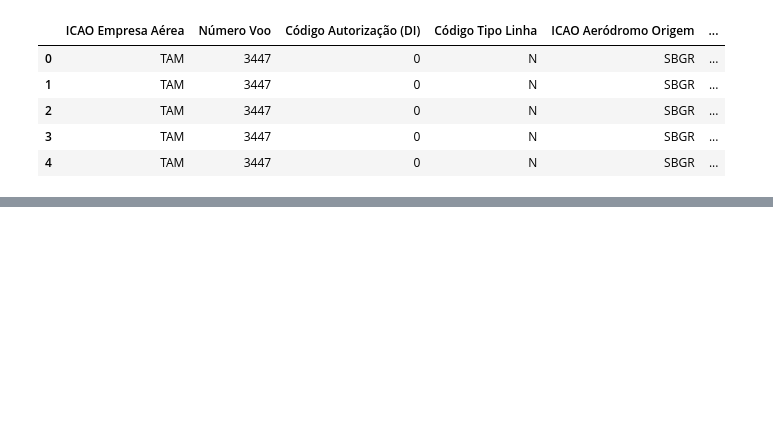
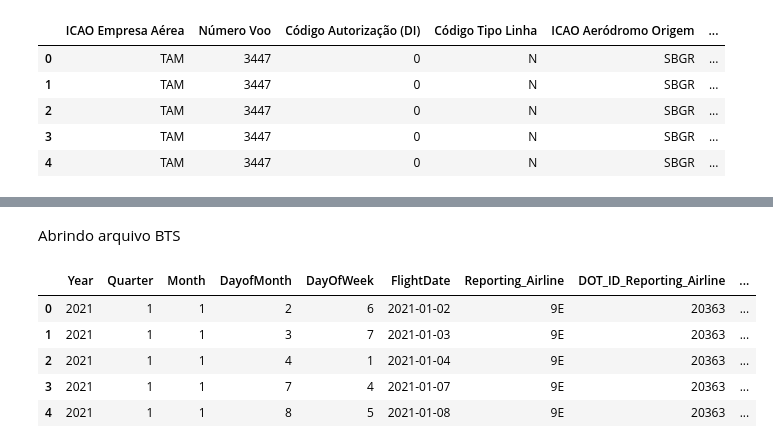
Before and after one commit to JessePMelo/FlightOnTime-Previs-o-de-Atrasos-de-Voos, a Jupyter notebook: cancelamentos_de_voos.ipynb, the cells around one changed output, grey strips where cells are left out. Cells and saved outputs as stored; diff of their text form; code cells hidden in the pictures; blank space fills up the shorter version.

```diff
--- a/cancelamentos_de_voos.ipynb
+++ b/cancelamentos_de_voos.ipynb
@@ -7 +5,5 @@ import pandas as pd
+# %%
+import pandas as pd
+#O BTS tem 109 colunas o pandas por padrão so libera 20, desbloqueado esse padrão
+pd.set_option("display.max_columns", None)
 # %% [markdown]
@@ -15,0 +11,5 @@ Abrindo arquivos
+# %%
+BASE_URL = "https://github.com/JessePMelo/FlightOnTime-Previs-o-de-Atrasos-de-Voos/releases/download/Data_FlightOnTime_v1/"
+
+url_anac = BASE_URL + "anac_vra_2021_01.csv"
+url_bts = BASE_URL + "bts_ontime_2021_01.csv"
@@ -71,0 +53,20 @@ df_voos_realizados.head()
+# %% [markdown]
+Abrindo arquivo BTS
+# %%
+path_bts = url_bts
+
+df_bts = pd.read_csv(
+    path_bts,
+    sep=',',
+    encoding='utf-8',
+    low_memory=False
+)
+
+df_bts.head()
+# %% [output]
+|  | Year | Quarter | Month | DayofMonth | DayOfWeek | FlightDate | Reporting_Airline | DOT_ID_Reporting_Airline | ... |
+| 0 | 2021 | 1 | 1 | 2 | 6 | 2021-01-02 | 9E | 20363 | ... |
+| 1 | 2021 | 1 | 1 | 3 | 7 | 2021-01-03 | 9E | 20363 | ... |
+| 2 | 2021 | 1 | 1 | 4 | 1 | 2021-01-04 | 9E | 20363 | ... |
+| 3 | 2021 | 1 | 1 | 7 | 4 | 2021-01-07 | 9E | 20363 | ... |
+| 4 | 2021 | 1 | 1 | 8 | 5 | 2021-01-08 | 9E | 20363 | ... |
```
Also changed, not shown: parts of 16 cells of this notebook.
